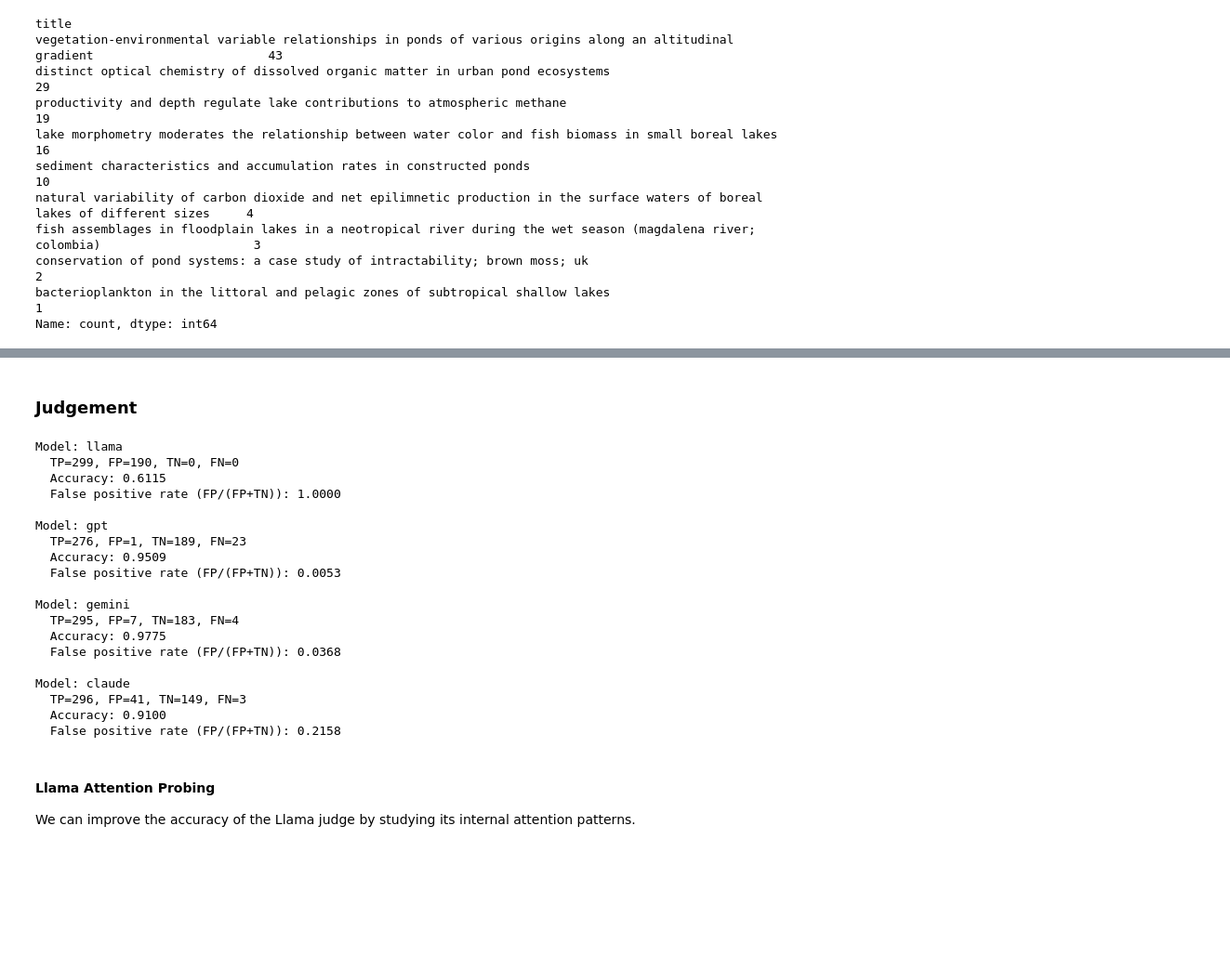
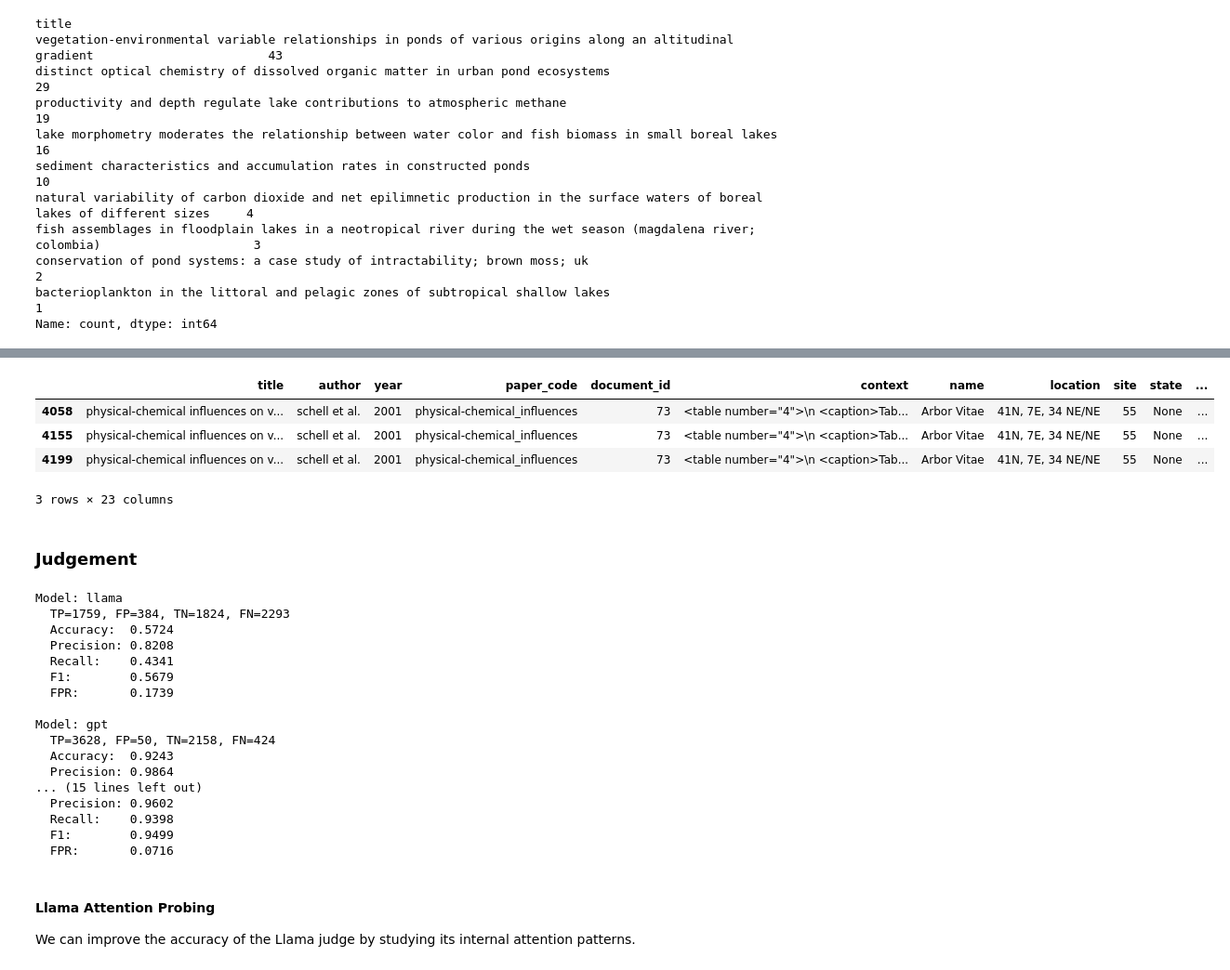
Before and after one commit to kevinqnb/scholarlm, a Jupyter notebook: examples/pond_lake_extraction.ipynb, the cells around one changed output, grey strips where cells are left out. Shown at 93% size. Cells and saved outputs as stored; diff of their text form; code cells hidden in the pictures; blank space fills up the shorter version.

```diff
--- a/examples/pond_lake_extraction.ipynb
+++ b/examples/pond_lake_extraction.ipynb
@@ -323,3 +280,11 @@ ex_title_df.loc[ex_title_df.name == "DECOY"]
+# %%
+ex_title_df.loc[ex_title_df.name == "Arbor Vitae"]
+# %% [output]
+|  | title | author | year | paper_code | document_id | context | name | location | site | state | ... |
+| 4058 | physical-chemical influences on v... | schell et al. | 2001 | physical-chemical_influences | 73 | <table number="4">\n <caption>Tab... | Arbor Vitae | 41N, 7E, 34 NE/NE | 55 | None | ... |
+| 4155 | physical-chemical influences on v... | schell et al. | 2001 | physical-chemical_influences | 73 | <table number="4">\n <caption>Tab... | Arbor Vitae | 41N, 7E, 34 NE/NE | 55 | None | ... |
+| 4199 | physical-chemical influences on v... | schell et al. | 2001 | physical-chemical_influences | 73 | <table number="4">\n <caption>Tab... | Arbor Vitae | 41N, 7E, 34 NE/NE | 55 | None | ... |
+3 rows × 23 columns
 # %% [markdown]
 ### Judgement
 # %%
@@ -389,34 +316,38 @@ for model_name, preds_series in prediction_dict.items():
     fn = int(((preds == False) & (labels == True)).sum())
 
     accuracy = (tp + tn) / (tp + tn + fp + fn) if (tp + tn + fp + fn) > 0 else float('nan')
+    precision = tp / (tp + fp) if (tp + fp) > 0 else float('nan')
+    recall = tp / (tp + fn) if (tp + fn) > 0 else float('nan')
+    f1 = (2 * precision * recall) / (precision + recall) if (precision + recall) > 0 else float('nan')
     denom = fp + tn
     fpr = (fp / denom) if denom > 0 else float('nan')
 
     print(f"Model: {model_name}")
     print(f"  TP={tp}, FP={fp}, TN={tn}, FN={fn}")
-    print(f"  Accuracy: {accuracy:.4f}")
-    print(f"  False positive rate (FP/(FP+TN)): {fpr:.4f}")
+    print(f"  Accuracy:  {accuracy:.4f}")
+    print(f"  Precision: {precision:.4f}")
+    print(f"  Recall:    {recall:.4f}")
+    print(f"  F1:        {f1:.4f}")
+    print(f"  FPR:       {fpr:.4f}")
     print()
 # %% [output]
 Model: llama
-  TP=299, FP=190, TN=0, FN=0
-  Accuracy: 0.6115
-  False positive rate (FP/(FP+TN)): 1.0000
+  TP=1759, FP=384, TN=1824, FN=2293
+  Accuracy:  0.5724
+  Precision: 0.8208
+  Recall:    0.4341
+  F1:        0.5679
+  FPR:       0.1739
 
 Model: gpt
-  TP=276, FP=1, TN=189, FN=23
-  Accuracy: 0.9509
-  False positive rate (FP/(FP+TN)): 0.0053
-
-Model: gemini
-  TP=295, FP=7, TN=183, FN=4
-  Accuracy: 0.9775
-  False positive rate (FP/(FP+TN)): 0.0368
-
-Model: claude
-  TP=296, FP=41, TN=149, FN=3
-  Accuracy: 0.9100
-  False positive rate (FP/(FP+TN)): 0.2158
+  TP=3628, FP=50, TN=2158, FN=424
+  Accuracy:  0.9243
+  Precision: 0.9864
+... (15 lines left out)
+  Precision: 0.9602
+  Recall:    0.9398
+  F1:        0.9499
+  FPR:       0.0716
 # %% [markdown]
 #### Llama Attention Probing
 We can improve the accuracy of the Llama judge by studying its internal attention patterns.
```
Also changed, not shown: parts of 29 cells of this notebook, 10 other files.
